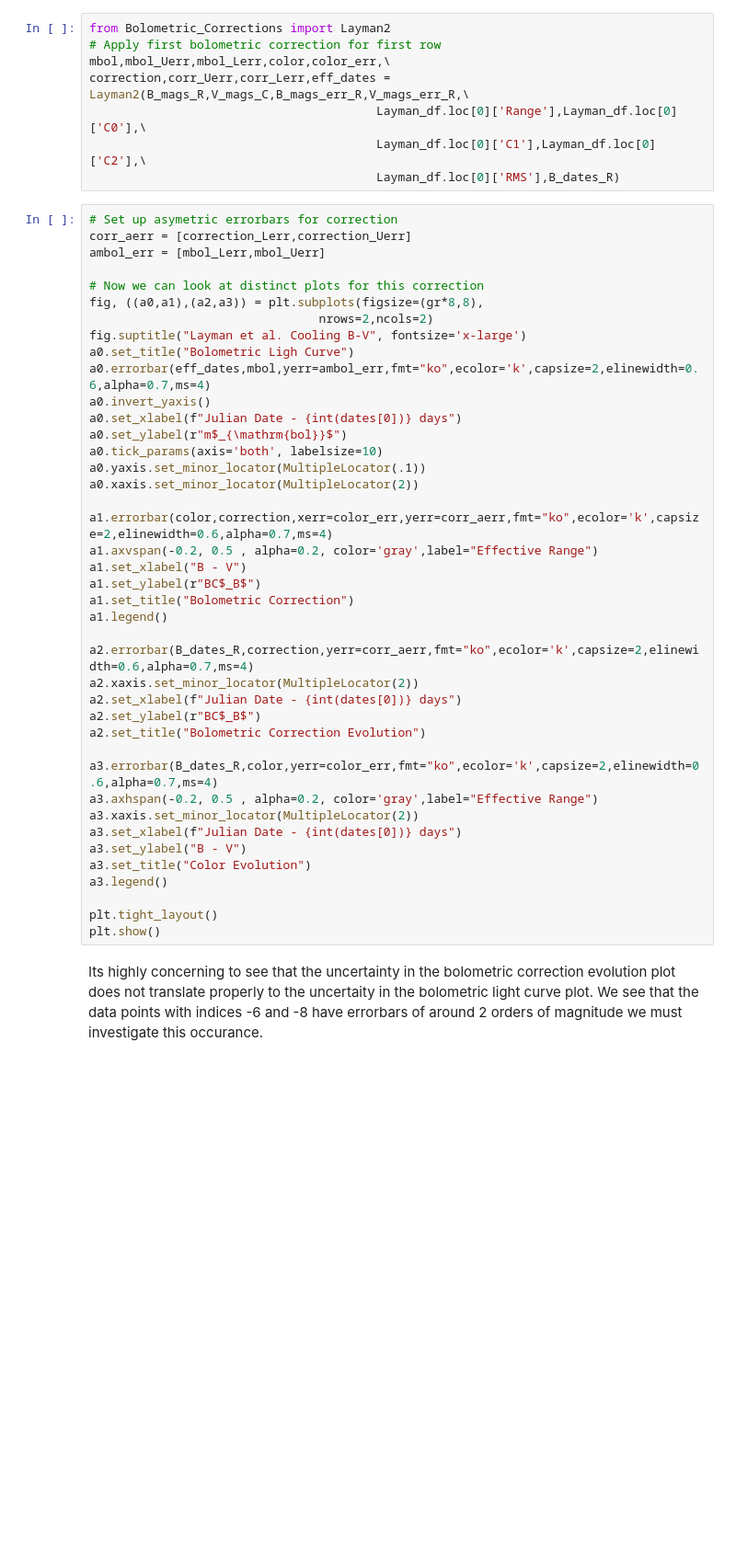
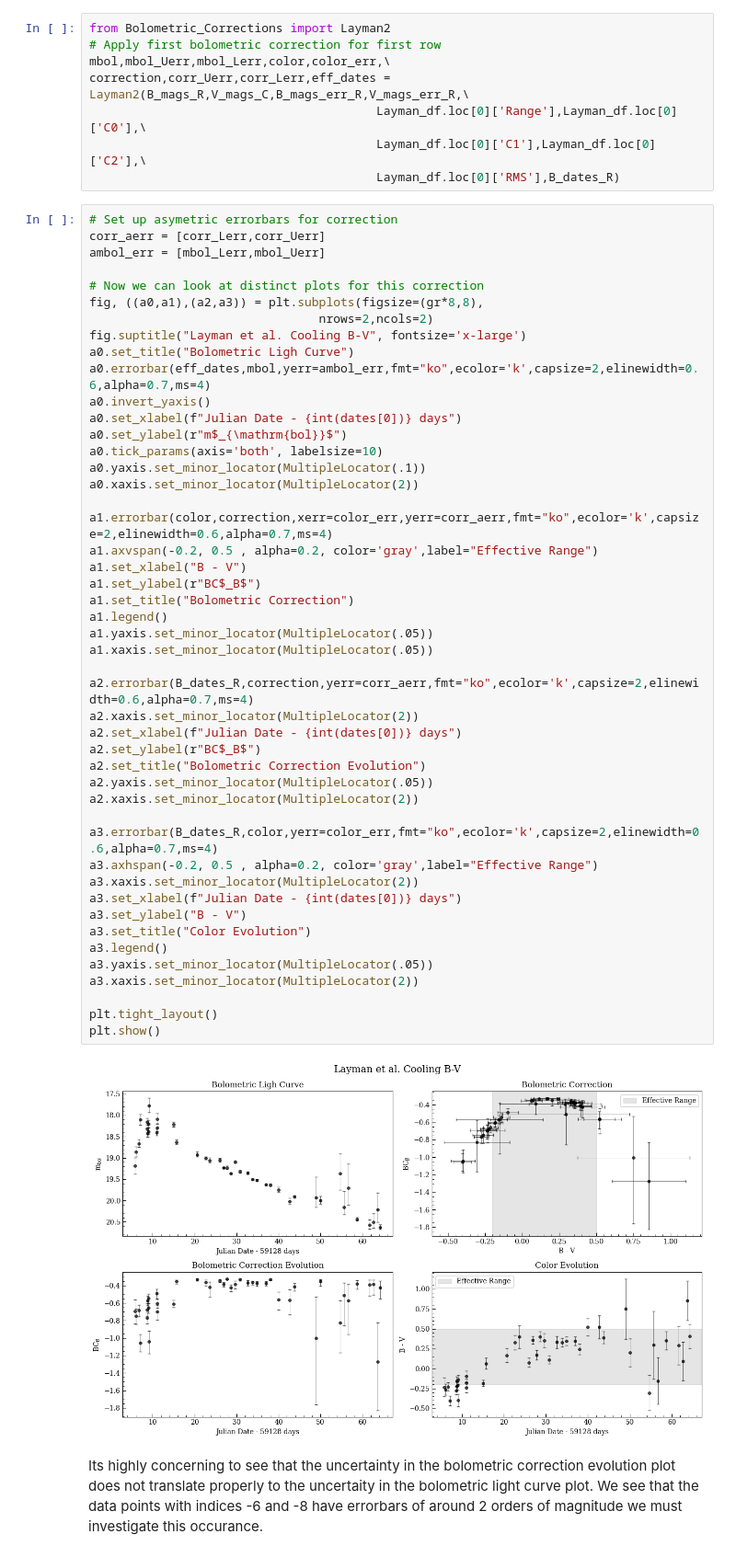
Before and after one commit to 159Patrick159/ZN-7090, a Jupyter notebook: Scripts/Generating Bolometric Light Curves.ipynb, the cells around one changed output. Shown at 92% size. Cells and saved outputs as stored; diff of their text form; blank space fills up the shorter version.

Commit message:
Fixed the layman BLC issue, I was calling the wrong errorbars when plotting the light curve from the Layman bolometric correction

```diff
--- a/Scripts/Generating Bolometric Light Curves.ipynb
+++ b/Scripts/Generating Bolometric Light Curves.ipynb
@@ -676,7 +697,7 @@ correction,corr_Uerr,corr_Lerr,eff_dates = Layman2(B_mags_R,V_mags_C,B_mags_err_
                                         Layman_df.loc[0]['RMS'],B_dates_R)
 # %%
 # Set up asymetric errorbars for correction
-corr_aerr = [correction_Lerr,correction_Uerr]
+corr_aerr = [corr_Lerr,corr_Uerr]
 ambol_err = [mbol_Lerr,mbol_Uerr]
 
 # Now we can look at distinct plots for this correction
@@ -688,33 +709,41 @@ a0.errorbar(eff_dates,mbol,yerr=ambol_err,fmt="ko",ecolor='k',capsize=2,elinewid
 a0.invert_yaxis()
 a0.set_xlabel(f"Julian Date - {int(dates[0])} days")
 a0.set_ylabel(r"m$_{\mathrm{bol}}$")
 a0.tick_params(axis='both', labelsize=10)
 a0.yaxis.set_minor_locator(MultipleLocator(.1))
 a0.xaxis.set_minor_locator(MultipleLocator(2))
 
 a1.errorbar(color,correction,xerr=color_err,yerr=corr_aerr,fmt="ko",ecolor='k',capsize=2,elinewidth=0.6,alpha=0.7,ms=4)
 a1.axvspan(-0.2, 0.5 , alpha=0.2, color='gray',label="Effective Range")
 a1.set_xlabel("B - V")
 a1.set_ylabel(r"BC$_B$")
 a1.set_title("Bolometric Correction")
 a1.legend()
+a1.yaxis.set_minor_locator(MultipleLocator(.05))
+a1.xaxis.set_minor_locator(MultipleLocator(.05))
 
 a2.errorbar(B_dates_R,correction,yerr=corr_aerr,fmt="ko",ecolor='k',capsize=2,elinewidth=0.6,alpha=0.7,ms=4)
 a2.xaxis.set_minor_locator(MultipleLocator(2))
 a2.set_xlabel(f"Julian Date - {int(dates[0])} days")
 a2.set_ylabel(r"BC$_B$")
 a2.set_title("Bolometric Correction Evolution")
+a2.yaxis.set_minor_locator(MultipleLocator(.05))
+a2.xaxis.set_minor_locator(MultipleLocator(2))
 
 a3.errorbar(B_dates_R,color,yerr=color_err,fmt="ko",ecolor='k',capsize=2,elinewidth=0.6,alpha=0.7,ms=4)
 a3.axhspan(-0.2, 0.5 , alpha=0.2, color='gray',label="Effective Range")
 a3.xaxis.set_minor_locator(MultipleLocator(2))
 a3.set_xlabel(f"Julian Date - {int(dates[0])} days")
 a3.set_ylabel("B - V")
 a3.set_title("Color Evolution")
 a3.legend()
+a3.yaxis.set_minor_locator(MultipleLocator(.05))
+a3.xaxis.set_minor_locator(MultipleLocator(2))
 
 plt.tight_layout()
 plt.show()
+# %% [output]
+[figure, added]
 # %% [markdown]
 Its highly concerning to see that the uncertainty in the bolometric correction evolution plot does not translate properly to the uncertaity in the bolometric light curve plot. We see that the data points with indices -6 and -8 have errorbars of around 2 orders of magnitude we must investigate this occurance.
 # %%
```
Also changed, not shown: parts of 27 cells of this notebook.
